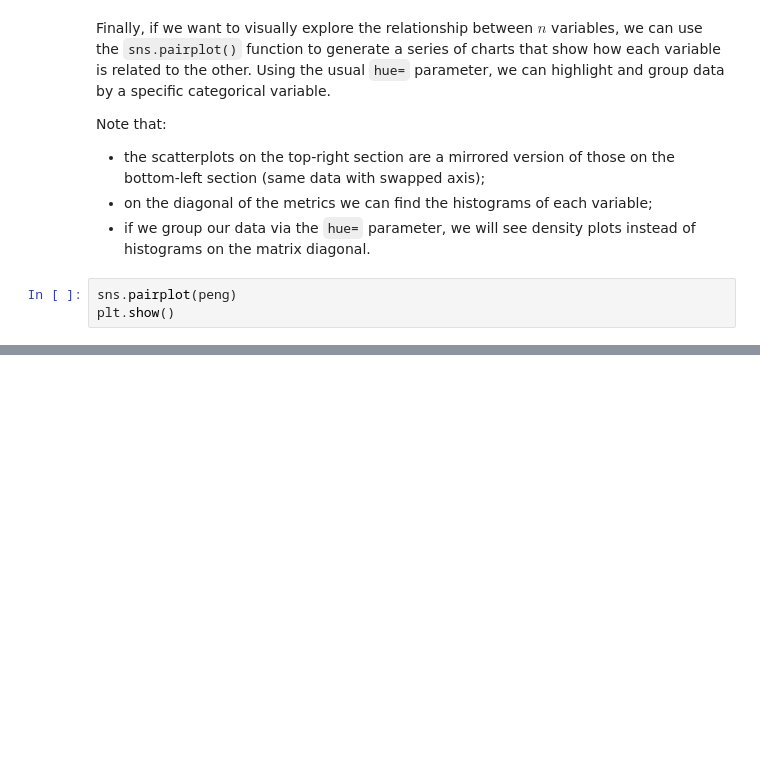
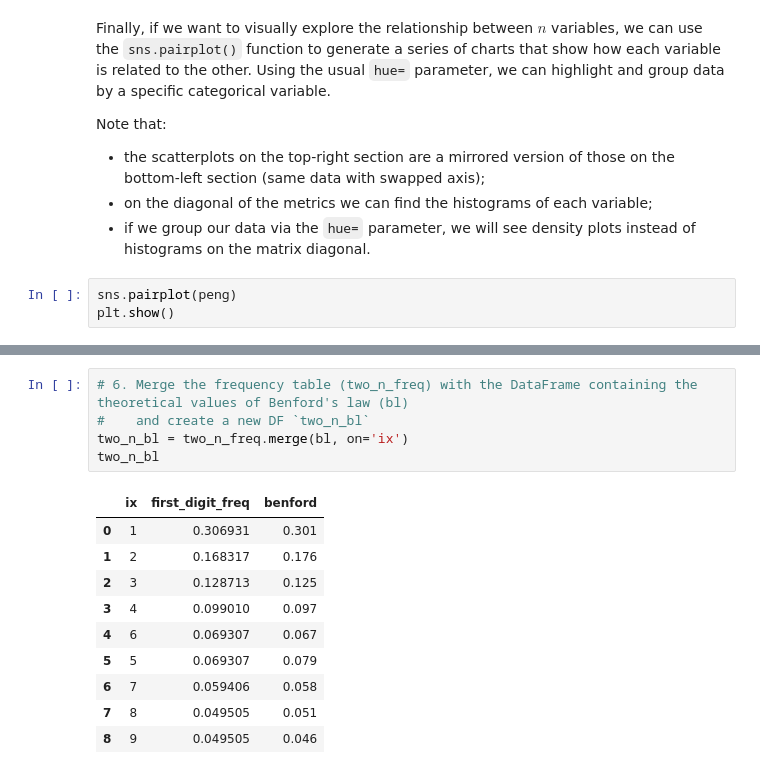
Before and after one commit to boolean-data-analytics/4.16.39-Data-Distribution, a Jupyter notebook: 4.16.39 Data Distribution.ipynb, the cells around one changed output, grey strips where cells are left out. Cells and saved outputs as stored; diff of their text form; blank space fills up the shorter version.

```diff
--- a/4.16.39 Data Distribution.ipynb
+++ b/4.16.39 Data Distribution.ipynb
@@ -441,0 +564,16 @@ plt.show()
+# %%
+# 6. Merge the frequency table (two_n_freq) with the DataFrame containing the theoretical values of Benford's law (bl)
+#    and create a new DF `two_n_bl`
+two_n_bl = two_n_freq.merge(bl, on='ix')
+two_n_bl
+# %% [output]
+|  | ix | first_digit_freq | benford |
+| 0 | 1 | 0.306931 | 0.301 |
+| 1 | 2 | 0.168317 | 0.176 |
+| 2 | 3 | 0.128713 | 0.125 |
+| 3 | 4 | 0.099010 | 0.097 |
+| 4 | 6 | 0.069307 | 0.067 |
+| 5 | 5 | 0.069307 | 0.079 |
+| 6 | 7 | 0.059406 | 0.058 |
+| 7 | 8 | 0.049505 | 0.051 |
+| 8 | 9 | 0.049505 | 0.046 |
```
Also changed, not shown: parts of 15 cells of this notebook, 1 other file.
